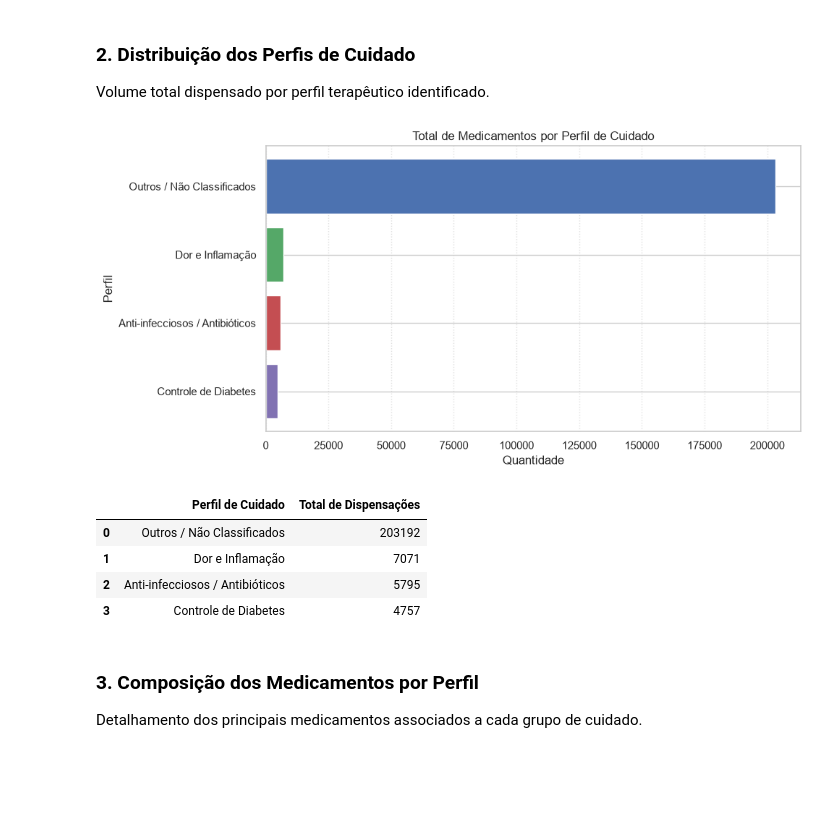
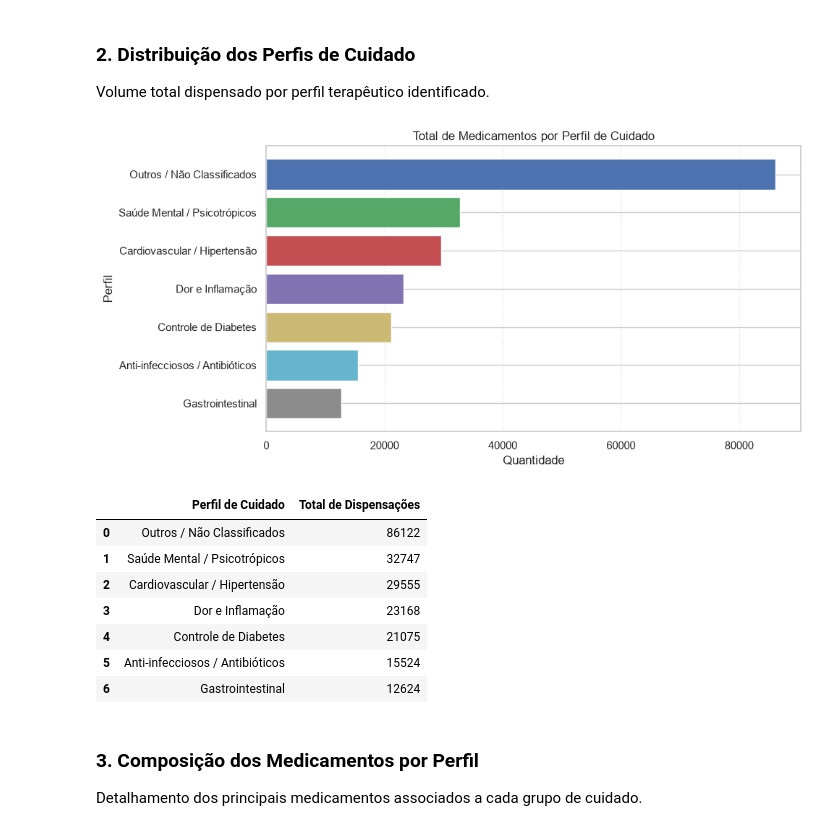
Before and after one commit to ManuelEtiene/PyAnalytics_revision, a Jupyter notebook: notebooks/Sprint_2_perfis_cuidado_farmacia_basica/Sprint_2_perfis_cuidado_farmacia_basica.ipynb, the cells around one changed output. Drawn from its saved outputs; the diff is of its cells as text; code cells hidden in the pictures; blank space fills up the shorter version.

```diff
--- a/notebooks/Sprint_2_perfis_cuidado_farmacia_basica/Sprint_2_perfis_cuidado_farmacia_basica.ipynb
+++ b/notebooks/Sprint_2_perfis_cuidado_farmacia_basica/Sprint_2_perfis_cuidado_farmacia_basica.ipynb
@@ -38,40 +44,58 @@ Base carregada com sucesso: 220815 registros e 25 colunas.
 ### 1. Classificação por Perfil de Cuidado
 Mapeamento dos princípios ativos em eixos terapêuticos, mantendo a categoria de não classificados visível.
 # %%
+if 'material_nome' in df.columns:
+    df['nome_completo_med'] = (
+        df['material_nome'].fillna('').astype(str) + ' ' +
+        df['material_descricao_complementar'].fillna('').astype(str)
+    ).str.strip()
+    coluna_med = 'nome_completo_med'
+else:
+    coluna_med = [col for col in df.columns if any(k in col.upper() for k in ['MEDICAMENTO', 'PRODUTO', 'DESCRICAO'])][0]
+
 mapeamento_cuidados = {
     "Cardiovascular / Hipertensão": [
         "LOSARTANA", "ENALAPRIL", "ATENOLOL", "HIDROCLOROTIAZIDA",
-        "ANLODIPINO", "CAPTOPRIL", "SINVASTATINA"
+        "ANLODIPINO", "CAPTOPRIL", "SINVASTATINA", "PROPRANOLOL",
+        "FUROSEMIDA", "ESPIRONOLACTONA", "CARVEDILOL"
     ],
     "Controle de Diabetes": [
-        "METFORMINA", "GLIBENCLAMIDA", "INSULINA"
+        "METFORMINA", "GLIBENCLAMIDA", "INSULINA", "GLICLAZIDA", "CANETA INSULINA"
     ],
     "Saúde Mental / Psicotrópicos": [
         "FLUOXETINA", "SERTRALINA", "AMITRIPTILINA", "CLONAZEPAM",
-        "DIAZEPAM", "HALOPERIDOL", "RISPERIDONA", "CARBONATO DE LITIO"
+        "DIAZEPAM", "HALOPERIDOL", "RISPERIDONA", "CARBONATO DE LITIO",
+        "VALPROATO", "CARBAMAZEPINA", "CLORPROMAZINA"
     ],
     "Dor e Inflamação": [
-        "DIPIRONA", "PARACETAMOL", "IBUPROFENO", "DICLOFENACO", "TRAMADOL"
+        "DIPIRONA", "PARACETAMOL", "IBUPROFENO", "DICLOFENACO", "TRAMADOL", "PREDNISONA"
     ],
     "Anti-infecciosos / Antibióticos": [
-        "AMOXICILINA", "AZITROMICINA", "CEFALEXINA", "CIPROFLOXACINO"
+        "AMOXICILINA", "AZITROMICINA", "CEFALEXINA", "CIPROFLOXACINO", "SULFAMETOXAZOL"
     ],
     "Saúde Respiratória": [
-        "SALBUTAMOL", "BECLOMETASONA", "BUDESONIDA"
+        "SALBUTAMOL", "BECLOMETASONA", "BUDESONIDA", "IPRATROPIO"
+    ],
+    "Gastrointestinal": [
+        "OMEPRAZOL", "HIDROXIDO DE ALUMINIO", "RANITIDINA", "METOCLOPRAMIDA"
     ]
 }
 
+def normalizar_texto(txt):
+    if not isinstance(txt, str):
+        return ""
+    return unicodedata.normalize('NFKD', txt).encode('ASCII', 'ignore').decode('ASCII').upper()
+
 def classificar_medicamento(nome_medicamento):
-    if not isinstance(nome_medicamento, str):
+    nome_norm = normalizar_texto(nome_medicamento)
+    if not nome_norm:
         return "Outros / Não Classificados"
-    nome_upper = nome_medicamento.upper()
     for perfil, termos in mapeamento_cuidados.items():
         for termo in termos:
-            if termo in nome_upper:
+            if termo in nome_norm:
                 return perfil
     return "Outros / Não Classificados"
 
-coluna_med = [col for col in df.columns if any(k in col.upper() for k in ['MEDICAMENTO', 'PRODUTO', 'DESCRICAO'])][0]
 df['perfil_cuidado'] = df[coluna_med].apply(classificar_medicamento)
 # %% [markdown]
 ### 2. Distribuição dos Perfis de Cuidado
@@ -79,34 +103,36 @@ Volume total dispensado por perfil terapêutico identificado.
 # %%
 contagem_perfis = df['perfil_cuidado'].value_counts().reset_index()
 contagem_perfis.columns = ['Perfil de Cuidado', 'Total de Dispensações']
 
 plt.figure(figsize=(10, 5))
-
-cores = ['#4C72B0', '#55A868', '#C44E52', '#8172B2', '#CCB974', '#64B5CD', '#8C8C8C']
+cores = ['#4C72B0', '#55A868', '#C44E52', '#8172B2', '#CCB974', '#64B5CD', '#8C8C8C', '#E1974C']
 
 plt.barh(
     contagem_perfis['Perfil de Cuidado'],
     contagem_perfis['Total de Dispensações'],
     color=cores[:len(contagem_perfis)]
 )
 
 plt.title('Total de Medicamentos por Perfil de Cuidado', fontsize=12)
 plt.xlabel('Quantidade')
 plt.ylabel('Perfil')
 plt.grid(axis='x', linestyle=':', alpha=0.6)
 plt.gca().invert_yaxis()
 
 plt.tight_layout()
 plt.show()
 
 display(contagem_perfis)
 # %% [output]
-[figure, old version]
+[figure, new version]
 |  | Perfil de Cuidado | Total de Dispensações |
-| 0 | Outros / Não Classificados | 203192 |
-| 1 | Dor e Inflamação | 7071 |
-| 2 | Anti-infecciosos / Antibióticos | 5795 |
-| 3 | Controle de Diabetes | 4757 |
+| 0 | Outros / Não Classificados | 86122 |
+| 1 | Saúde Mental / Psicotrópicos | 32747 |
+| 2 | Cardiovascular / Hipertensão | 29555 |
+| 3 | Dor e Inflamação | 23168 |
+| 4 | Controle de Diabetes | 21075 |
+| 5 | Anti-infecciosos / Antibióticos | 15524 |
+| 6 | Gastrointestinal | 12624 |
 # %% [markdown]
 ### 3. Composição dos Medicamentos por Perfil
 Detalhamento dos principais medicamentos associados a cada grupo de cuidado.
```
Also changed, not shown: parts of 6 cells of this notebook.
